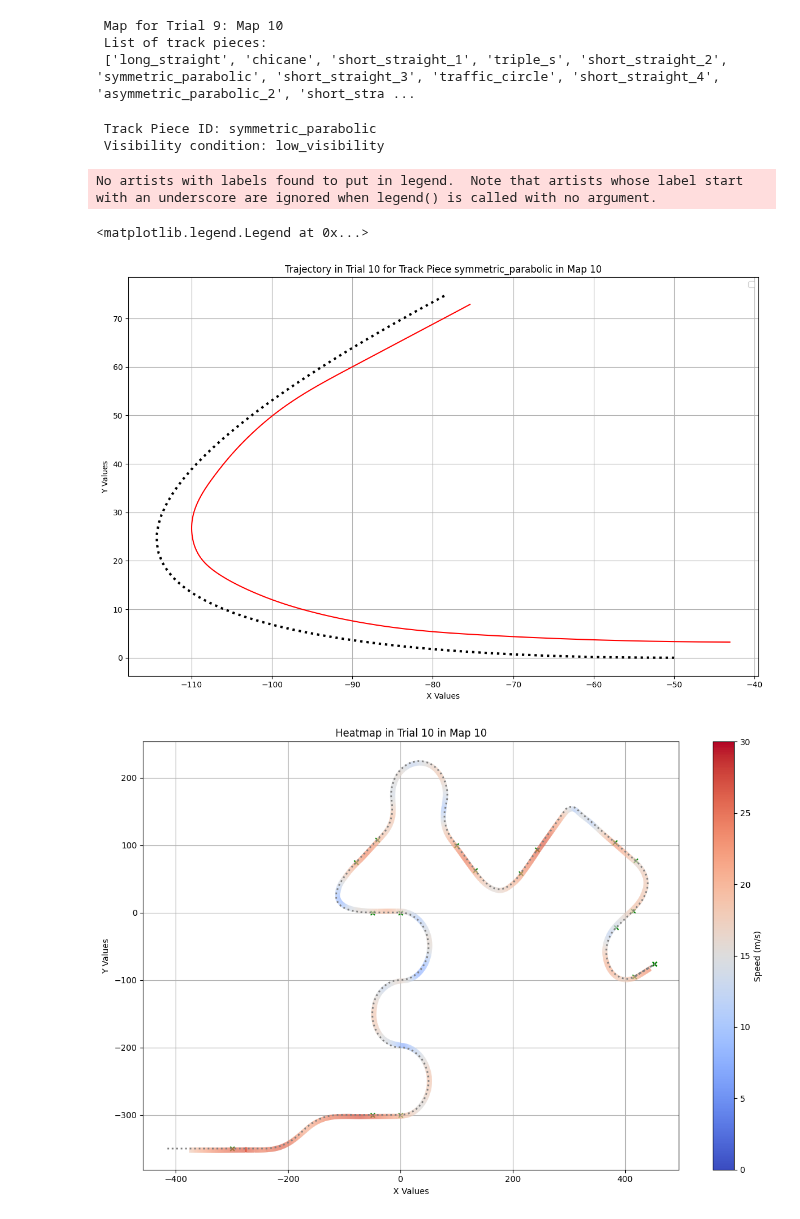
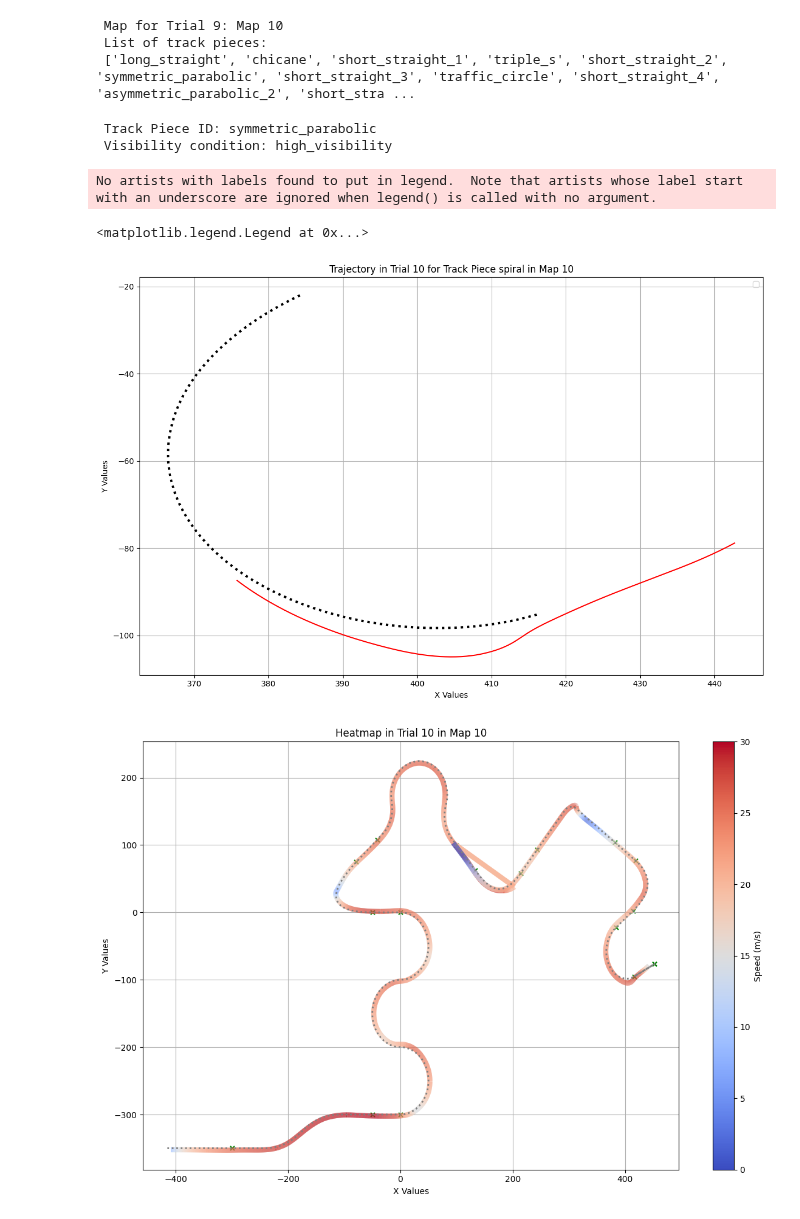
Before and after one commit to GraceRoessling/driving_exp_1_analyses, a Jupyter notebook: experiment_analyses/jupyter_notebooks/Get_subject_data.ipynb, the cells around one changed output. Cells and saved outputs as stored; diff of their text form; code cells hidden in the pictures.

Commit message:
trajectories with barycenter plots are complete!

```diff
--- a/experiment_analyses/jupyter_notebooks/Get_subject_data.ipynb
+++ b/experiment_analyses/jupyter_notebooks/Get_subject_data.ipynb
@@ -26,7 +26,7 @@ trial_list = [0,1,2,3,4,5,6,7,8,9,10] # I use 0th based lists to index the trial
 
 # Pick a subject, and pick a trial number! -----------
 #subject_id = familiar_group_ids[13] # pick a subject
-subject_id = unfamiliar_group_ids[7] # pick a subject
+subject_id = unfamiliar_group_ids[5] # pick a subject
 trial_number = 9
 # %%
 # Get objects associated to a given subject and their trial
@@ -59,7 +59,7 @@ main_vehicle_vars_path = f"{path_to_csv}/Vehicle_DrivingSim"
 # %%
 # To get data associated to a given track piece! These are dataframes that are filtered for only the data associated to a given track piece
 track_piece_id = track_piece_list[5] # choose a track piece from the list
-track_piece_object = track_piece_object_dict[track_piece_id] # get the track piece object associated to the track piece
+track_piece_object = track_piece_object_dict['spiral'] # get the track piece object associated to the track piece
 
 # Determine if there was fog on that track piece (you may not want to train on track pieces that contain fog)
 print(" Track Piece ID:",track_piece_id,"\n","Visibility condition:", track_piece_object.visibility) # high_visibility, then good. if low_visibility, that means the track piece has fog
@@ -77,28 +77,28 @@ track_piece_center_x, track_piece_center_y = track_piece_object.centerline_df['x
 track_piece_trajectory = track_piece_object.trajectory_df
 # %% [output]
  Track Piece ID: symmetric_parabolic
- Visibility condition: low_visibility
+ Visibility condition: high_visibility
 # %%
 import matplotlib.pyplot as plt
 
-track_camera_position_df = track_camera_position_df[550:1200]
+#track_camera_position_df = track_camera_position_df[:450]
 # Plot a trajectory for a single piece relative to its centerline (for Trials 1-10)
 plt.figure(figsize=(12, 8))
 plt.plot(track_camera_position_df['pos_x'], track_camera_position_df['pos_z'], color='r') # Plot trajectory
 plt.plot(track_piece_center_x, track_piece_center_y, color='black',linestyle='dotted', lw=3) # Plot centerline
 
 # Plotting labels
 plt.title(f'Trajectory in Trial {trial_number + 1} for Track Piece {track_piece_object.id} in Map {trial_map_number}')
 plt.xlabel('X Values')
 plt.ylabel('Y Values')
 plt.grid(True)
 plt.tight_layout()
 plt.legend()
 # plt.show()
 # %% [output]
 No artists with labels found to put in legend.  Note that artists whose label start with an underscore are ignored when legend() is called with no argument.
 <matplotlib.legend.Legend at 0x...>
-[figure, old version]
+[figure, new version]
 # %%
 import matplotlib.pyplot as plt
 import matplotlib.colors as mcolors
@@ -174,7 +174,7 @@ plt.grid(True)
 plt.tight_layout()
 plt.show()
 # %% [output]
-[figure, old version]
+[figure, new version]
 # %%
 import matplotlib.pyplot as plt
 import dataframe_helper_functions
```
Also changed, not shown: parts of 1 cell of this notebook, 2 other files.
